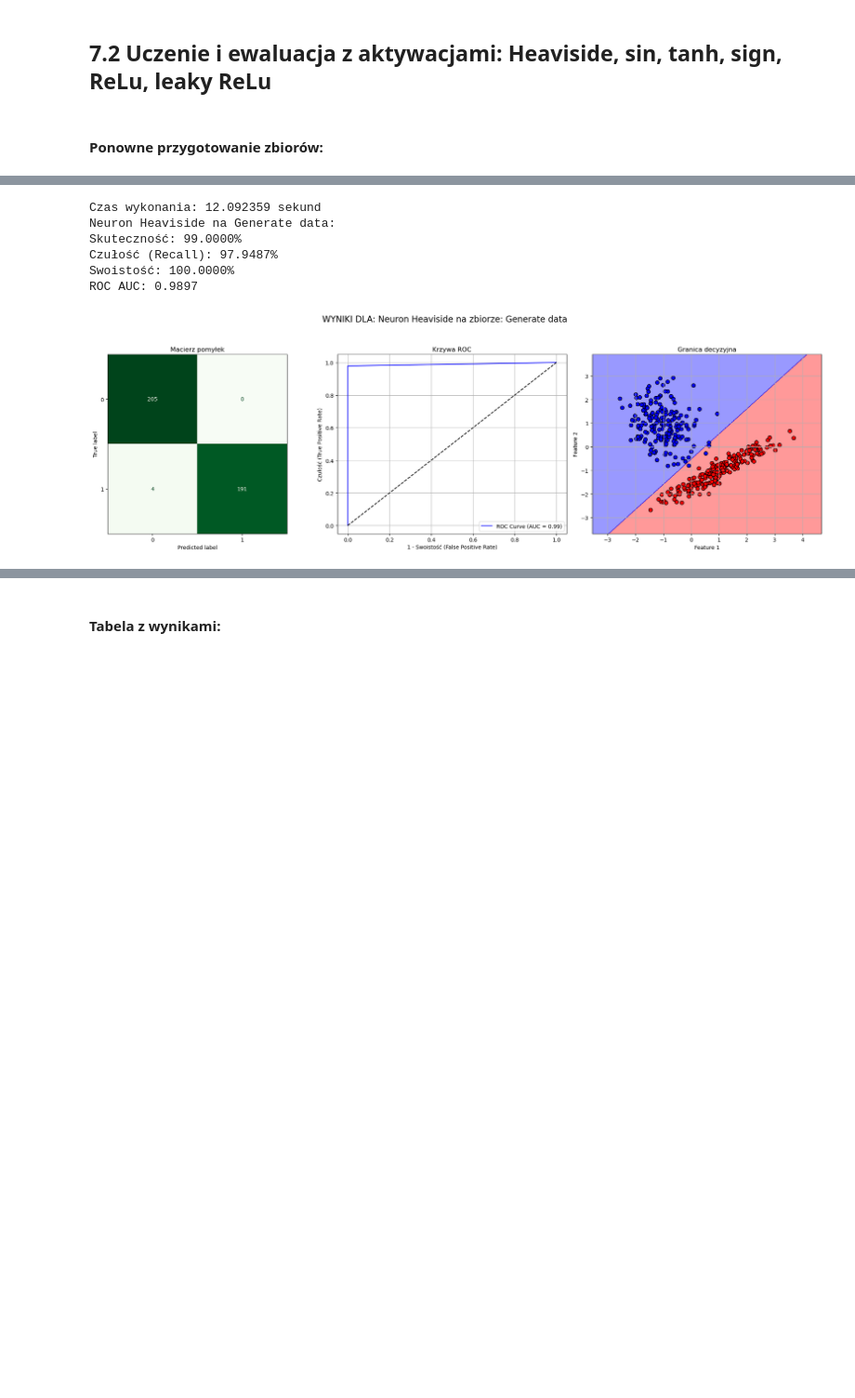
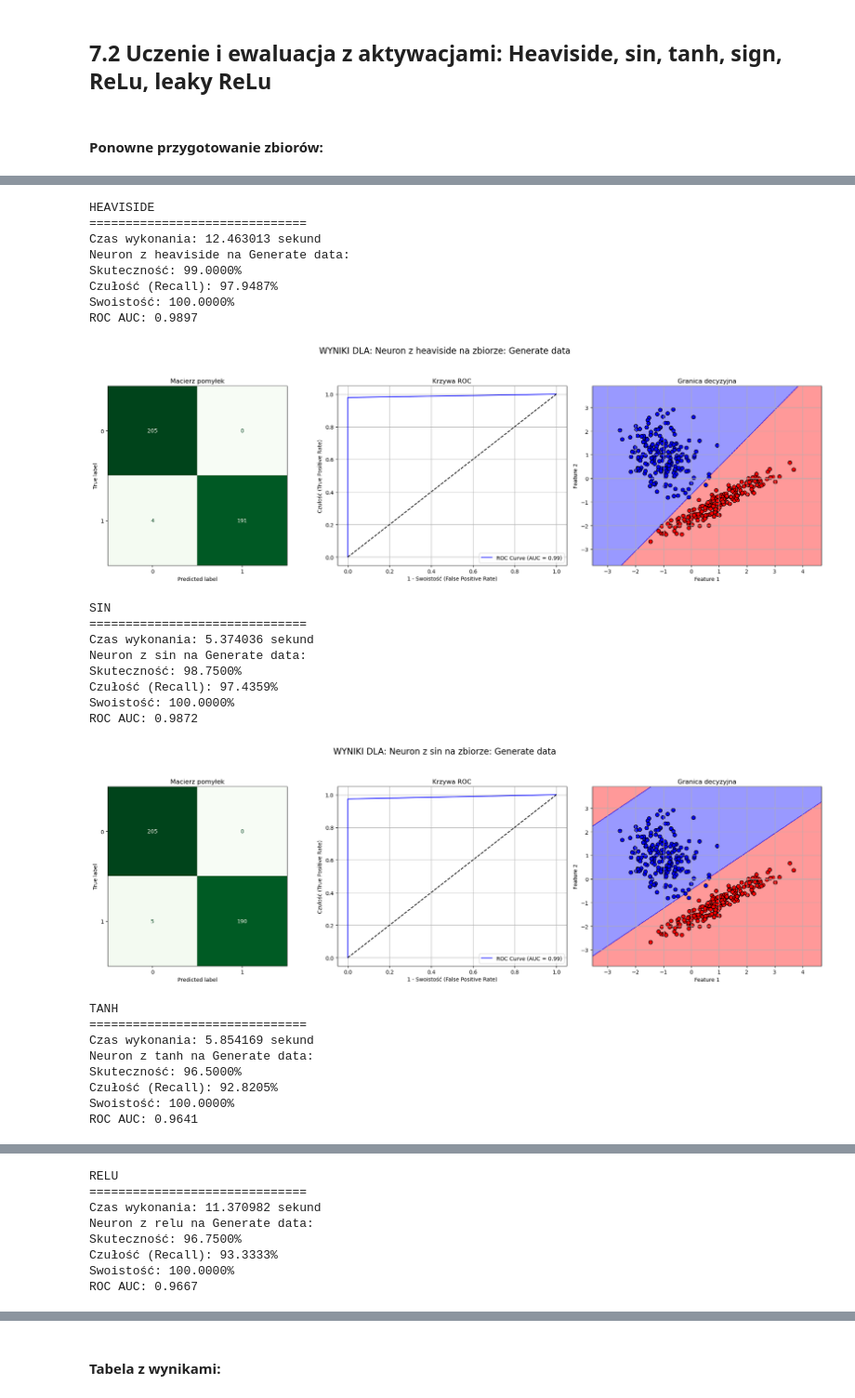
Before and after one commit to Jvsin/ai-studies, a Jupyter notebook: pum2025/LAB7/lab7.ipynb, the cells around one changed output, grey strips where cells are left out. Shown at 93% size. Saved outputs shown, nothing was run; the diff lists cells and outputs as text; code cells hidden in the pictures; blank space fills up the shorter version.

```diff
--- a/pum2025/LAB7/lab7.ipynb
+++ b/pum2025/LAB7/lab7.ipynb
@@ -213,7 +213,7 @@ class Neuron:
         self.losses = []
 
     def act_logistic(self, X):
-        def sigmoid(self, s):
+        def sigmoid(s):
             return 1 / (1 + np.exp(-s))
         s = np.dot(X, self.weights) + self.bias
         y = sigmoid(s)
@@ -273,7 +273,7 @@ class Neuron:
         elif self.act_function == 'sin':
             return np.cos(s)
         elif self.act_function == 'tanh':
-            return 1 / (np.cos(s) ** 2)
+            return 1 / (np.cosh(s) ** 2)
         elif self.act_function == 'relu':
             return np.where(s > 0, 1, 0)
         elif self.act_function == 'leaky_relu':
@@ -302,7 +302,10 @@ class Neuron:
 
     def predict(self, X):
         y, _ = self.activate(X)
-        return (y >= 0.5).astype(int)
+        if self.act_function != 'sign':
+            return (y >= 0.5).astype(int)
+        else:
+            return (y >= 0).astype(int)
 # %% [markdown]
 #### Ponowne przygotowanie zbiorów:
 # %%
@@ -312,5 +315,7 @@ X_gen_train, X_gen_test, y_gen_train, y_gen_test = train_test_split(X_generate,
 X_moons, y_moons = generate_moons(2000, 259195)
 X_m_train, X_m_test, y_m_train, y_m_test = train_test_split(X_moons, y_moons, test_size=0.2, random_state=259195)
 
+act_functions = ['heaviside', 'sin', 'tanh', 'relu', 'leaky_relu', 'sign']
+
 results = {}
 # %% [markdown]
@@ -320,19 +323,41 @@ results = {}
 # %%
-start = time.time()
-for _ in range(1):
-    heaviside_neuron = Neuron(act_fun='heaviside', eta=0.01, max_epochs=500)
-    heaviside_neuron.train(X_gen_train, y_gen_train)
-    heaviside_y_pred = heaviside_neuron.predict(X_gen_test)
-end = time.time()
-print(f"Czas wykonania: {end - start:.6f} sekund")
-acc, sens, spec, roc = evaluate_classifier(y_gen_test, heaviside_y_pred, X_gen_test, y_gen_test, heaviside_neuron, "Neuron Heaviside", "Generate data", labels=[0, 1], decision_plot=True)
+for act_fun in act_functions:
+    print(f"{act_fun.upper()}")
+    print("="*30)
+    start = time.time()
+    for _ in range(1):
+        neuron = Neuron(act_fun=act_fun, eta=0.01, max_epochs=500)
+        neuron.train(X_gen_train, y_gen_train)
+        y_pred = neuron.predict(X_gen_test)
+    end = time.time()
+    print(f"Czas wykonania: {end - start:.6f} sekund")
+    acc, sens, spec, roc = evaluate_classifier(y_gen_test, y_pred, X_gen_test, y_gen_test, neuron, f"Neuron z {act_fun}", "Generate data", labels=[0, 1], decision_plot=True)
 
-results['heaviside'] = (acc, sens, spec, roc)
+    results[act_fun] = (acc, sens, spec, roc, end - start)
 # %% [output]
-Czas wykonania: 12.092359 sekund
-Neuron Heaviside na Generate data:
+HEAVISIDE
+==============================
+Czas wykonania: 12.463013 sekund
+Neuron z heaviside na Generate data:
 Skuteczność: 99.0000%
 Czułość (Recall): 97.9487%
 Swoistość: 100.0000%
 ROC AUC: 0.9897
-[figure, old version]
+[figure, new version]
+SIN
+==============================
+Czas wykonania: 5.374036 sekund
+Neuron z sin na Generate data:
+Skuteczność: 98.7500%
+Czułość (Recall): 97.4359%
+Swoistość: 100.0000%
+ROC AUC: 0.9872
+[figure, added]
+TANH
+==============================
+Czas wykonania: 5.854169 sekund
+Neuron z tanh na Generate data:
+Skuteczność: 96.5000%
+Czułość (Recall): 92.8205%
+Swoistość: 100.0000%
+ROC AUC: 0.9641
@@ -338,0 +365,8 @@ ROC AUC: 0.9897
+RELU
+==============================
+Czas wykonania: 11.370982 sekund
+Neuron z relu na Generate data:
+Skuteczność: 96.7500%
+Czułość (Recall): 93.3333%
+Swoistość: 100.0000%
+ROC AUC: 0.9667
```
Also changed, not shown: parts of 20 cells of this notebook.
